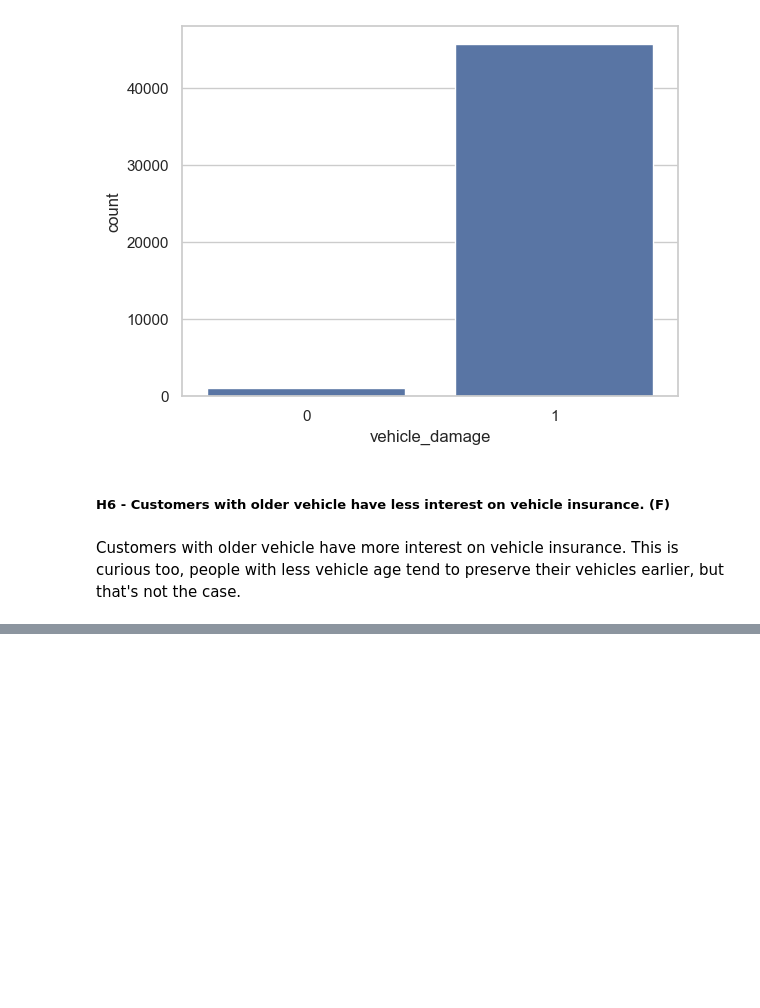
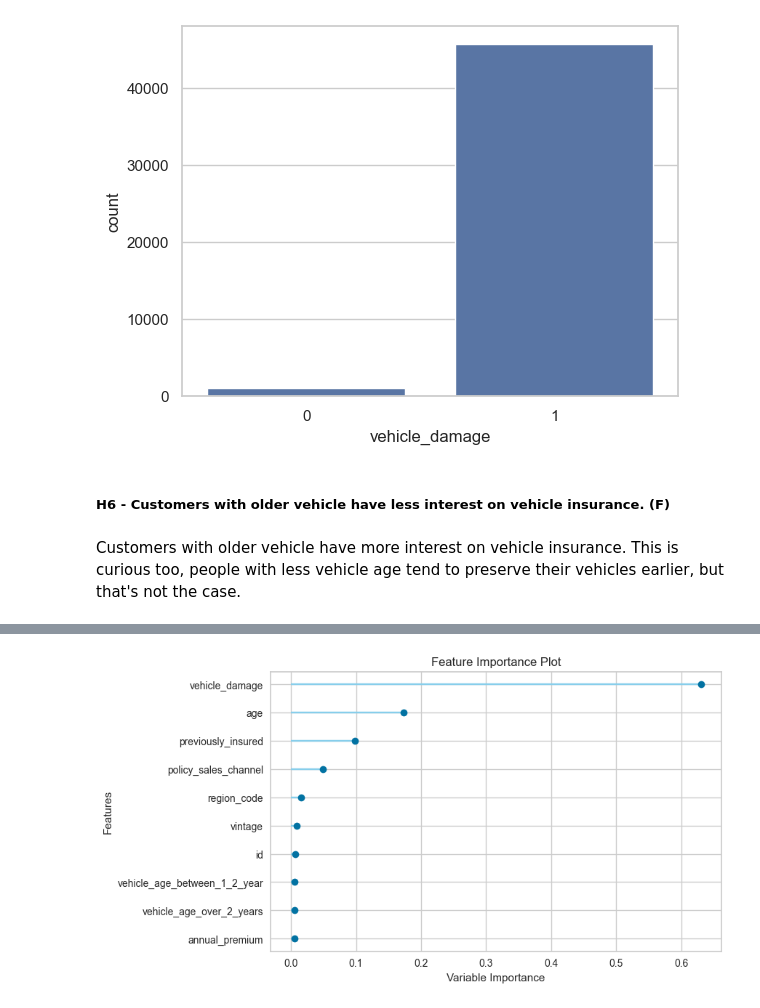
Before and after one commit to kubohenrique/health_insurance, a Jupyter notebook: Notebooks/ciclo01.ipynb, the cells around one changed output, grey strips where cells are left out. Saved outputs shown, nothing was run; the diff lists cells and outputs as text; code cells hidden in the pictures; blank space fills up the shorter version.

```diff
--- a/Notebooks/ciclo01.ipynb
+++ b/Notebooks/ciclo01.ipynb
@@ -419,0 +533,2 @@ Com essas hipóteses, você pode iniciar sua análise e explorar os dados para i
+# %%
+gbc = create_model('gbc')
@@ -419,0 +558,2 @@ Com essas hipóteses, você pode iniciar sua análise e explorar os dados para i
+# %%
+tuned_gbc = tune_model(gbc, optimize = 'AUC')
@@ -419,0 +579,3 @@ Com essas hipóteses, você pode iniciar sua análise e explorar os dados para i
+# %%
+plot_model(tuned_gbc, plot='feature')
+# %% [output]
@@ -419,0 +583 @@ Com essas hipóteses, você pode iniciar sua análise e explorar os dados para i
+[figure, added]
```
Also changed, not shown: parts of 41 cells of this notebook, 2 other files.
